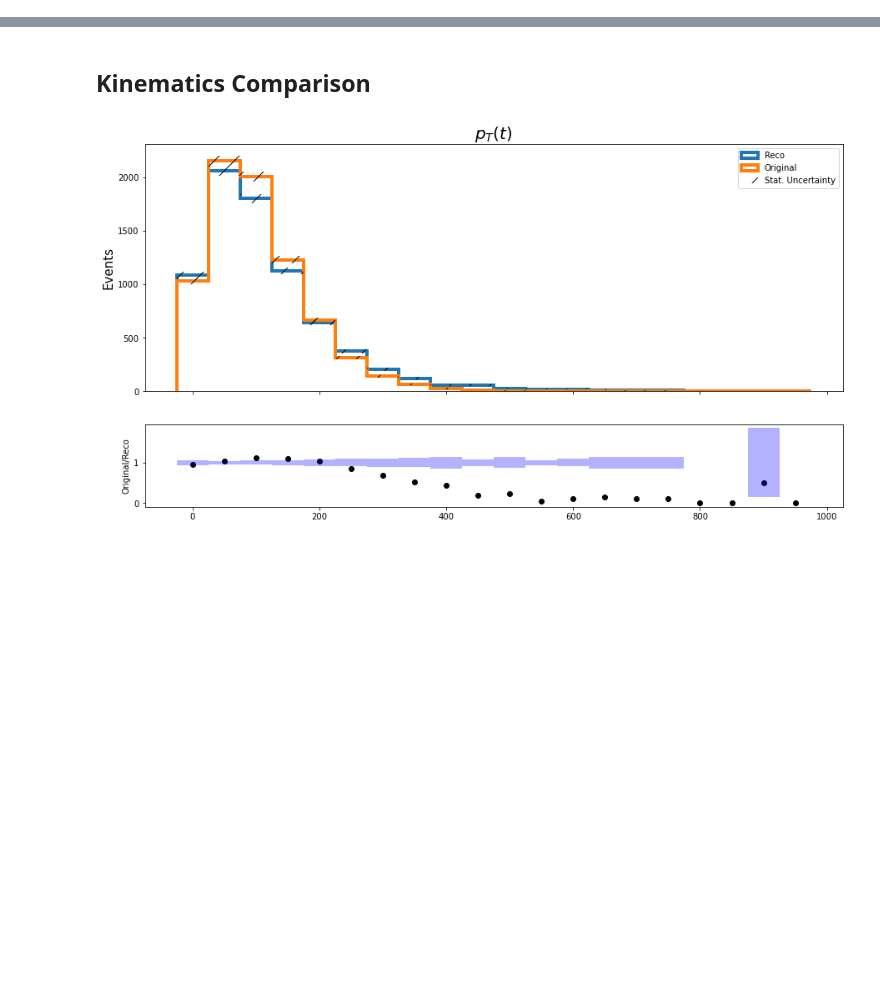
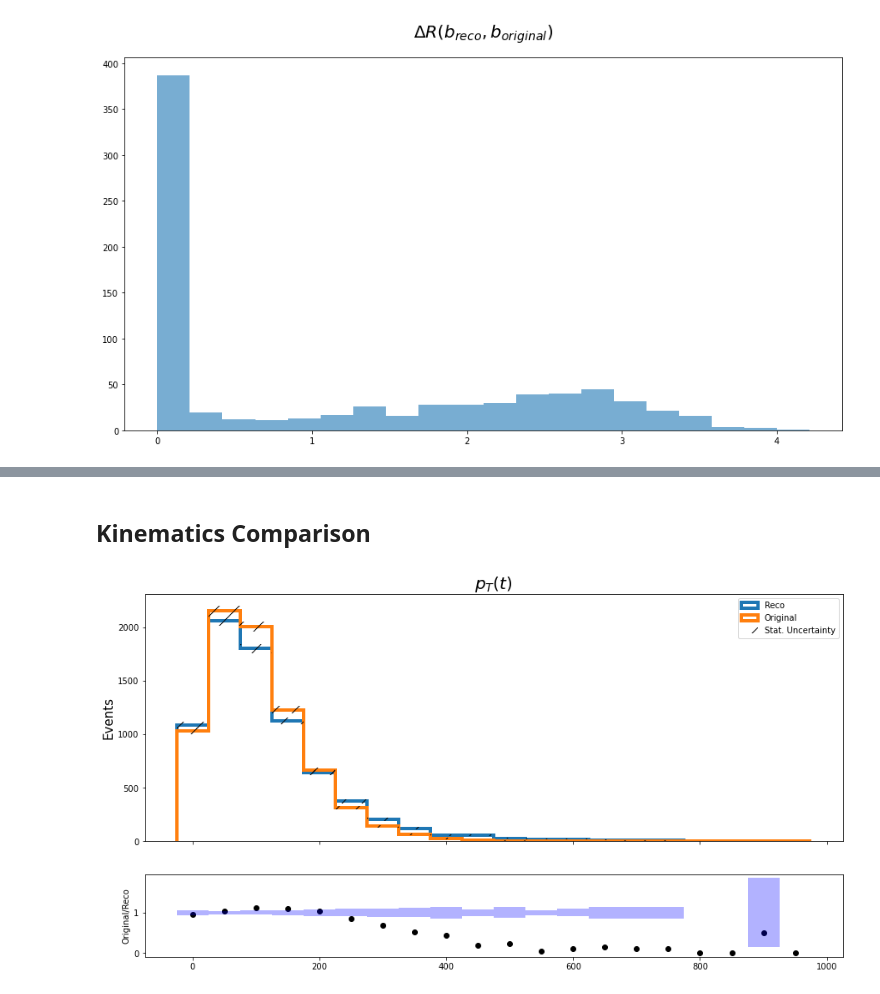
Before and after one commit to cmpatino/optimal-observables, a Jupyter notebook: consistency_checks/Reconstruction.ipynb, the cells around one changed output, grey strips where cells are left out. Saved outputs shown, nothing was run; the diff lists cells and outputs as text; code cells hidden in the pictures; blank space fills up the shorter version.

```diff
--- a/consistency_checks/Reconstruction.ipynb
+++ b/consistency_checks/Reconstruction.ipynb
@@ -26,0 +132,3 @@ p_tbar_pre = np.concatenate(tbar_pre_batches, axis=0)
+# %%
+b_t_pre = get_bjets_pre(events=events, b_mask=b_t_mask)
+b_tbar_pre = get_bjets_pre(events=events, b_mask=b_tbar_mask)
@@ -26,0 +215,24 @@ p_tbar_pre = np.concatenate(tbar_pre_batches, axis=0)
+# %%
+dRs_b_t = list()
+for idx in range(len(b_t_pre)):
+    cand_dR = 1e10
+    for jdx in range(len(b_t_pre[idx])):
+        dR = kinematics.dR(b_t_pre[idx][jdx: jdx + 1], arrays["p_b_t"][idx: idx + 1])
+        if dR < cand_dR:
+            cand_dR = float(dR)
+    if cand_dR != 1e10:
+        dRs_b_t.append(cand_dR)
+
+dRs_b_tbar = list()
+for idx in range(len(b_tbar_pre)):
+    cand_dR = 1e10
+    for jdx in range(len(b_tbar_pre[idx])):
+        dR = kinematics.dR(b_tbar_pre[idx][jdx: jdx + 1], arrays["p_b_tbar"][idx: idx + 1])
+        if dR < cand_dR:
+            cand_dR = float(dR)
+    if cand_dR != 1e10:
+        dRs_b_tbar.append(cand_dR)
+# %%
+_ = histos.hist_var(dRs_b_t, label=r"$\Delta R(b_{reco}, b_{original})$")
+# %% [output]
+[figure, added]
```
Also changed, not shown: parts of 32 cells of this notebook.
